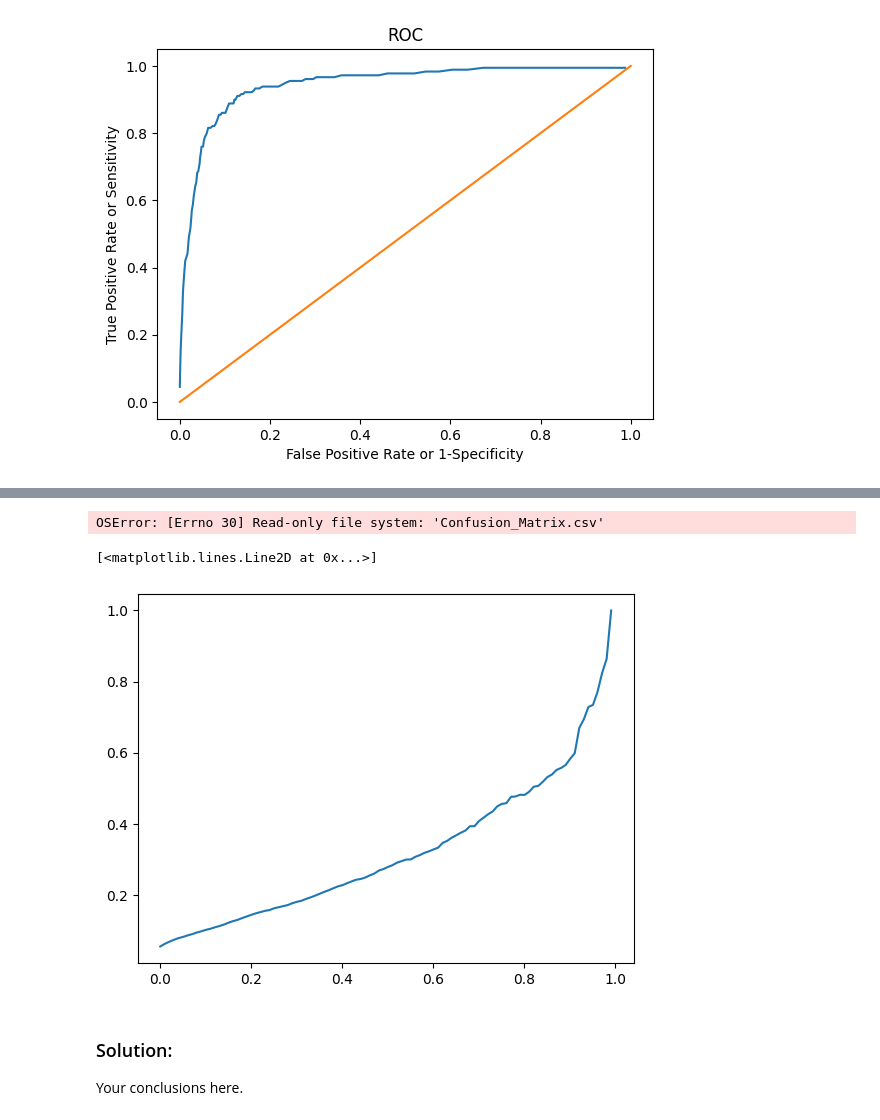
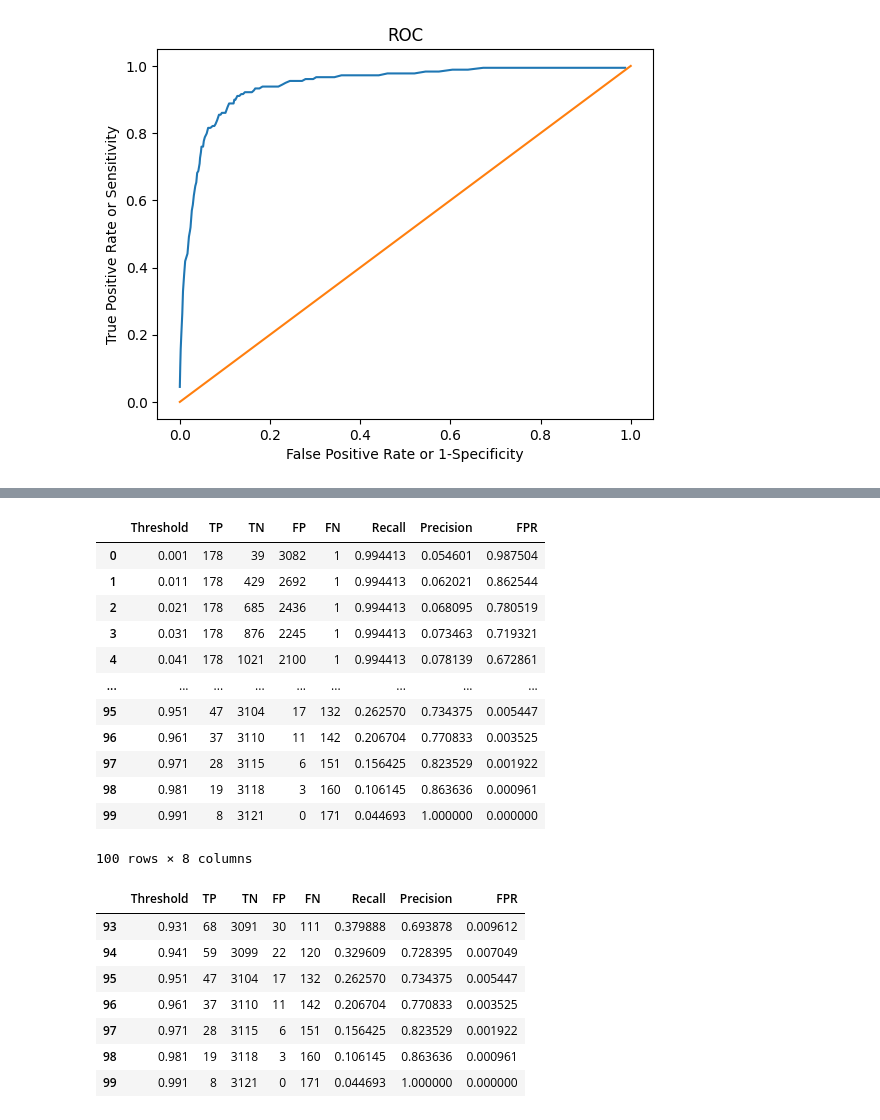
Before and after one commit to hellojohnkim/mmai2024, a Jupyter notebook: mmai863 - math for AI/Individual Assignment 5 - Classification.ipynb, the cells around one changed output, grey strips where cells are left out. Drawn from its saved outputs; the diff is of its cells as text; code cells hidden in the pictures.

```diff
--- a/mmai863 - math for AI/Individual Assignment 5 - Classification.ipynb
+++ b/mmai863 - math for AI/Individual Assignment 5 - Classification.ipynb
@@ -100,13 +99,27 @@ Confusion_Matrix[8:13] #to slice the view
-# %%
-Confusion_Matrix.to_csv('Confusion_Matrix.csv')
-# %% [output]
-OSError: [Errno 30] Read-only file system: 'Confusion_Matrix.csv'
-# %%
-plt.plot(THR,Precision)
-# %% [output]
-[<matplotlib.lines.Line2D at 0x...>]
-[figure, removed]
-# %% [markdown]
-### Solution:
-
-Your conclusions here.
+# %%
+Confusion_Matrix
+# %% [output]
+|  | Threshold | TP | TN | FP | FN | Recall | Precision | FPR |
+| 0 | 0.001 | 178 | 39 | 3082 | 1 | 0.994413 | 0.054601 | 0.987504 |
+| 1 | 0.011 | 178 | 429 | 2692 | 1 | 0.994413 | 0.062021 | 0.862544 |
+| 2 | 0.021 | 178 | 685 | 2436 | 1 | 0.994413 | 0.068095 | 0.780519 |
+| 3 | 0.031 | 178 | 876 | 2245 | 1 | 0.994413 | 0.073463 | 0.719321 |
+| 4 | 0.041 | 178 | 1021 | 2100 | 1 | 0.994413 | 0.078139 | 0.672861 |
+| ... | ... | ... | ... | ... | ... | ... | ... | ... |
+| 95 | 0.951 | 47 | 3104 | 17 | 132 | 0.262570 | 0.734375 | 0.005447 |
+| 96 | 0.961 | 37 | 3110 | 11 | 142 | 0.206704 | 0.770833 | 0.003525 |
+| 97 | 0.971 | 28 | 3115 | 6 | 151 | 0.156425 | 0.823529 | 0.001922 |
+| 98 | 0.981 | 19 | 3118 | 3 | 160 | 0.106145 | 0.863636 | 0.000961 |
+| 99 | 0.991 | 8 | 3121 | 0 | 171 | 0.044693 | 1.000000 | 0.000000 |
+100 rows × 8 columns
+# %%
+Confusion_Matrix[(Confusion_Matrix['FPR'] <= 0.01) & Confusion_Matrix['Recall'] >= 0.1 ]
+# %% [output]
+|  | Threshold | TP | TN | FP | FN | Recall | Precision | FPR |
+| 93 | 0.931 | 68 | 3091 | 30 | 111 | 0.379888 | 0.693878 | 0.009612 |
+| 94 | 0.941 | 59 | 3099 | 22 | 120 | 0.329609 | 0.728395 | 0.007049 |
+| 95 | 0.951 | 47 | 3104 | 17 | 132 | 0.262570 | 0.734375 | 0.005447 |
+| 96 | 0.961 | 37 | 3110 | 11 | 142 | 0.206704 | 0.770833 | 0.003525 |
+| 97 | 0.971 | 28 | 3115 | 6 | 151 | 0.156425 | 0.823529 | 0.001922 |
+| 98 | 0.981 | 19 | 3118 | 3 | 160 | 0.106145 | 0.863636 | 0.000961 |
+| 99 | 0.991 | 8 | 3121 | 0 | 171 | 0.044693 | 1.000000 | 0.000000 |
```
Also changed, not shown: parts of 6 cells of this notebook.
